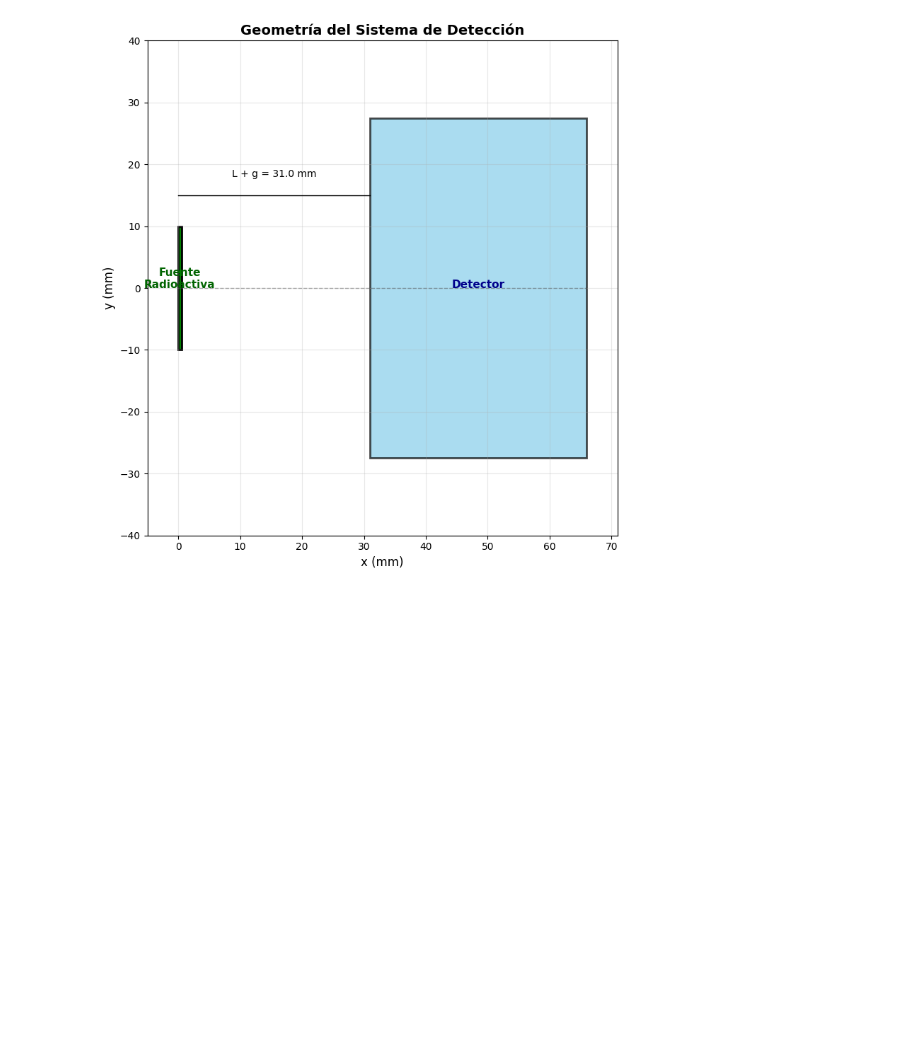
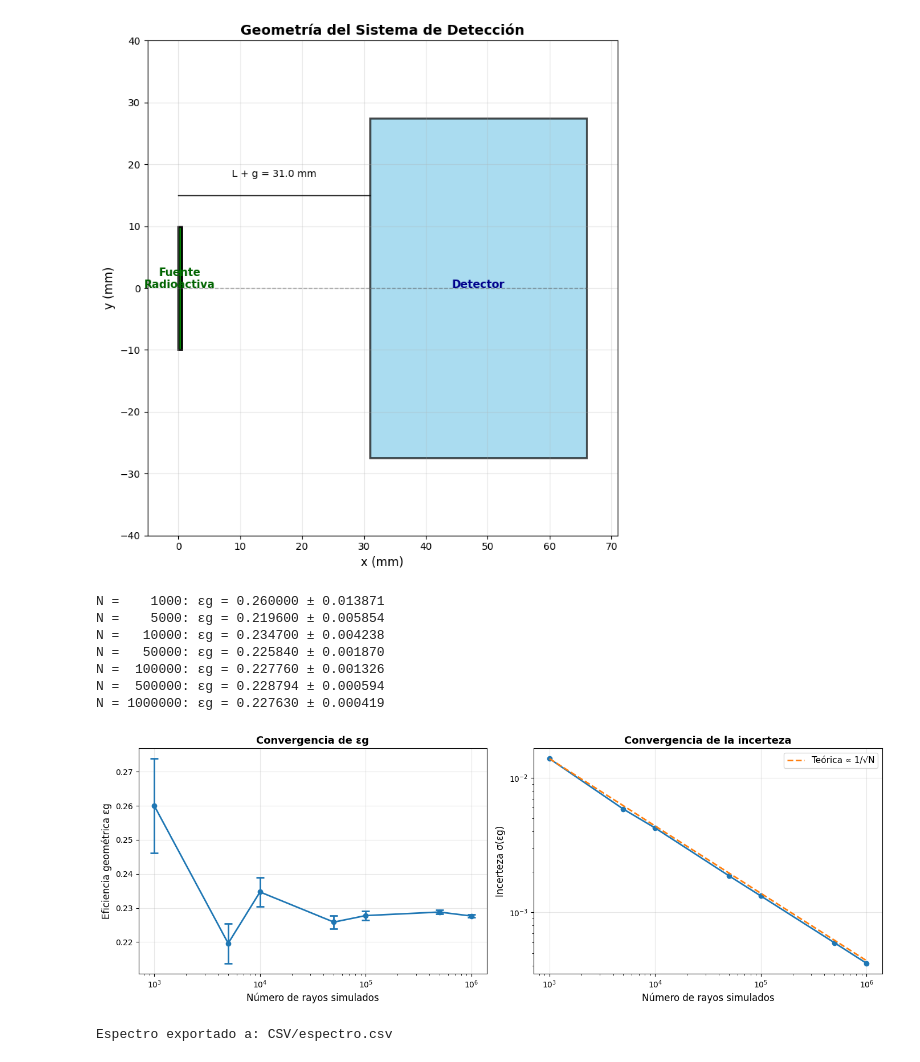
Before and after one commit to MASilva139/VIII-Semestre, a Jupyter notebook: F811-FC/Trabajos/Final/main.ipynb, the cells around one changed output. Saved outputs shown, nothing was run; the diff lists cells and outputs as text; code cells hidden in the pictures; blank space fills up the shorter version.

```diff
--- a/F811-FC/Trabajos/Final/main.ipynb
+++ b/F811-FC/Trabajos/Final/main.ipynb
@@ -406,3 +406,74 @@ def visualizar_geometria():
 visualizar_geometria()
 # %% [output]
 [figure]
+# %%
+def analizar_convergencia():
+    """Estudia cómo varía εg con el número de simulaciones"""
+    n_simulaciones = [1000, 5000, 10000, 50000,
+                      100000, 500000, 1000000]
+    eficiencias = []
+    incertezas = []
+
+    sim = SimuladorGeometrico(d, g, D, G, L)
+
+    for n in n_simulaciones:
+        eg, sigma, _, _ = sim.simular(n_rayos=n)
+        eficiencias.append(eg)
+        incertezas.append(sigma)
+        print(f"N = {n:7d}: εg = {eg:.6f} ± {sigma:.6f}")
+
+    # Graficar convergencia
+    fig, (ax1, ax2) = plt.subplots(1, 2, figsize=(14, 5))
+
+    # Eficiencia vs N
+    ax1.errorbar(n_simulaciones, eficiencias, yerr=incertezas,
+                 fmt='o-', capsize=5, capthick=2, linewidth=2)
+    ax1.set_xscale('log')
+    ax1.set_xlabel('Número de rayos simulados', fontsize=12)
+    ax1.set_ylabel('Eficiencia geométrica εg', fontsize=12)
+    ax1.set_title('Convergencia de εg', fontsize=13, fontweight='bold')
+    ax1.grid(True, alpha=0.3)
+
+    # Incerteza vs N (debe ser ∝ 1/√N)
+    ax2.loglog(n_simulaciones, incertezas, 'o-', linewidth=2)
+
+    # Línea teórica 1/√N
+    teorica = [incertezas[0] * np.sqrt(n_simulaciones[0]/n)
+               for n in n_simulaciones]
+    ax2.loglog(n_simulaciones, teorica, '--',
+               label='Teórica ∝ 1/√N', linewidth=2)
+
+    ax2.set_xlabel('Número de rayos simulados', fontsize=12)
+    ax2.set_ylabel('Incerteza σ(εg)', fontsize=12)
+    ax2.set_title('Convergencia de la incerteza',
+                  fontsize=13, fontweight='bold')
+    ax2.legend(fontsize=11)
+    ax2.grid(True, alpha=0.3)
+
+    plt.tight_layout()
+    plt.show()
+
+# Ejecutar análisis
+analizar_convergencia()
+# %% [output]
+N =    1000: εg = 0.260000 ± 0.013871
+N =    5000: εg = 0.219600 ± 0.005854
+N =   10000: εg = 0.234700 ± 0.004238
+N =   50000: εg = 0.225840 ± 0.001870
+N =  100000: εg = 0.227760 ± 0.001326
+N =  500000: εg = 0.228794 ± 0.000594
+N = 1000000: εg = 0.227630 ± 0.000419
+[figure, added]
+# %%
+import pandas as pd
+
+def exportar_espectro(energias, nombre_archivo='CSV/espectro.csv'):
+    """Exporta energías detectadas a CSV"""
+    df = pd.DataFrame({'Energia_keV': energias})
+    df.to_csv(nombre_archivo, index=False)
+    print(f"Espectro exportado a: {nombre_archivo}")
+
+# Usar
+exportar_espectro(resultados['espectro'])
+# %% [output]
+Espectro exportado a: CSV/espectro.csv
```
Also changed, not shown: parts of 1 cell of this notebook, 1 other file.
